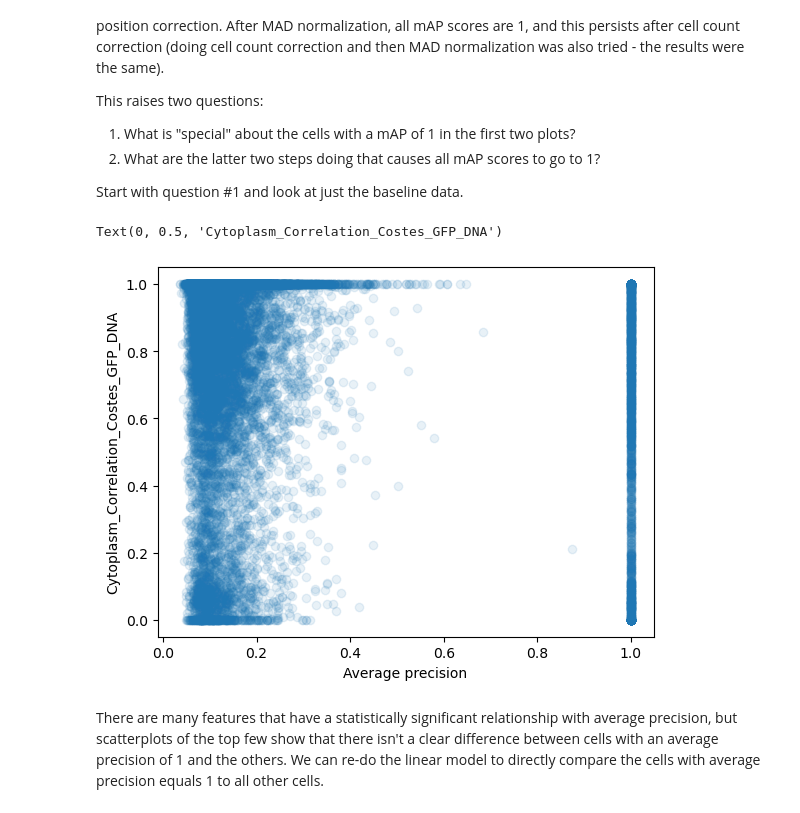
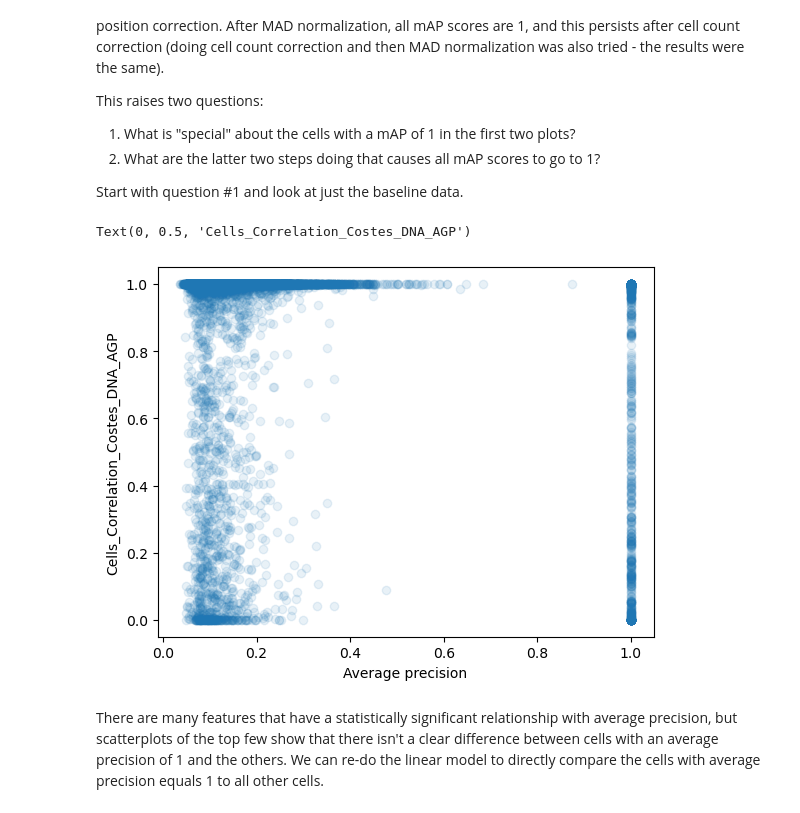
Before and after one commit to runxi-shen/2021_09_01_VarChAMP, a Jupyter notebook: 7.downstream_analysis_jess/notebooks/explore_map_results.ipynb, the cells around one changed output. Cells and saved outputs as stored; diff of their text form; code cells hidden in the pictures.

```diff
--- a/7.downstream_analysis_jess/notebooks/explore_map_results.ipynb
+++ b/7.downstream_analysis_jess/notebooks/explore_map_results.ipynb
@@ -112,15 +112,15 @@ for feature_column in feat_col:
 
 result_df = result_df.sort('P-value')
 # %%
-plot_feat = result_df['Feature'][3]
+plot_feat = result_df['Feature'][10]
 
 # code from online
 plt.scatter(bl['average_precision'], bl[plot_feat], alpha=0.1)
 plt.xlabel("Average precision")
 plt.ylabel(plot_feat)
 # %% [output]
-Text(0, 0.5, 'Cytoplasm_Correlation_Costes_GFP_DNA')
+Text(0, 0.5, 'Cells_Correlation_Costes_DNA_AGP')
-[figure, old version]
+[figure, new version]
 # %% [markdown]
 There are many features that have a statistically significant relationship with average precision, but scatterplots of the top few show that there isn't a clear difference between cells with an average precision of 1 and the others. We can re-do the linear model to directly compare the cells with average precision equals 1 to all other cells.
 # %%
```
Also changed, not shown: parts of 5 cells of this notebook, 1 other file.
